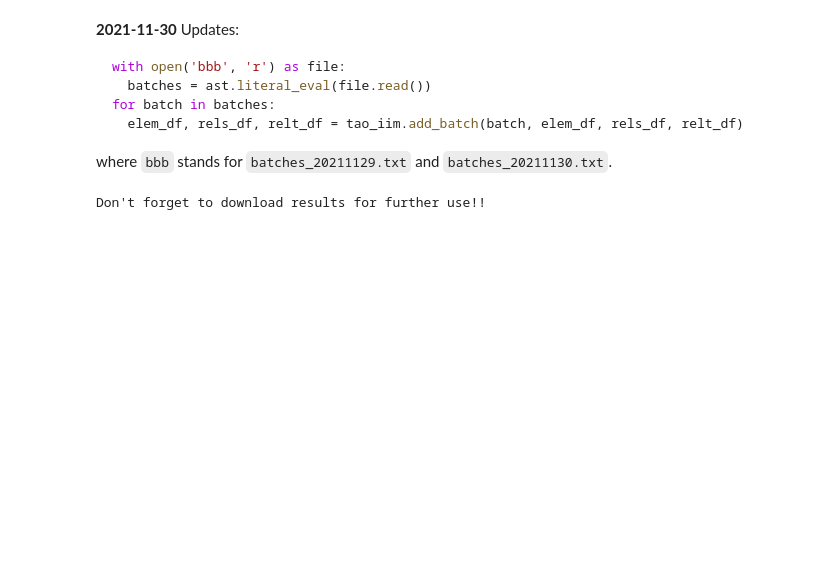
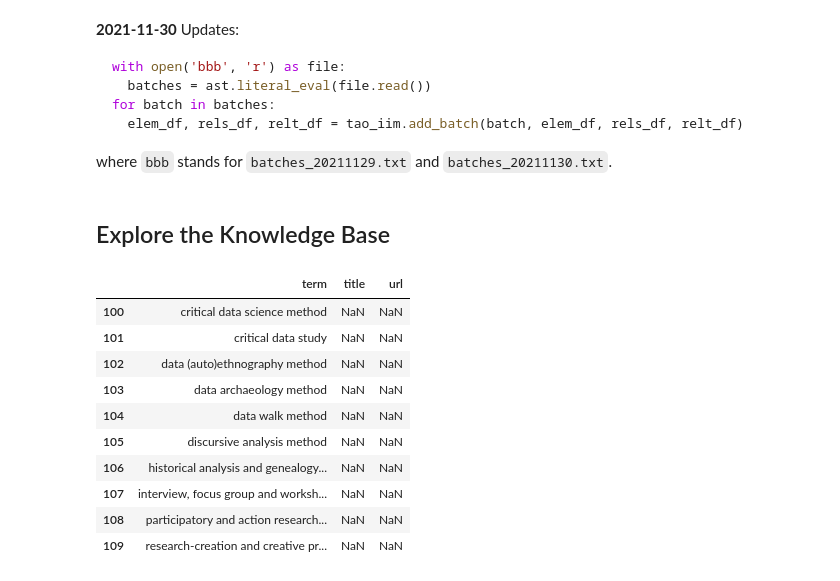
Before and after one commit to lustraka/data-analyst-portfolio-project-2022, a Jupyter notebook: cs01_cds_methods/20211130_Build_knowledge_base.ipynb, the cells around one changed output. Saved outputs shown, nothing was run; the diff lists cells and outputs as text; code cells hidden in the pictures; blank space fills up the shorter version.

```diff
--- a/cs01_cds_methods/20211130_Build_knowledge_base.ipynb
+++ b/cs01_cds_methods/20211130_Build_knowledge_base.ipynb
@@ -40,6 +42,23 @@ for batch in batches:
 where `bbb` stands for `batches_20211129.txt` and `batches_20211130.txt`.
 # %%
 # Save the results
-tao_iim.dump_elem_rel(elem_df, rels_df, relt_df)
+do_it = False
+# do_it = True
+if do_it:
+  tao_iim.dump_elem_rel(elem_df, rels_df, relt_df)
-# %% [output]
-Don't forget to download results for further use!!
+# %% [markdown]
+## Explore the Knowledge Base
+# %%
+elem_df.loc[elem_df.title.isna()].sort_values(by='term')
+# %% [output]
+|  | term | title | url |
+| 100 | critical data science method | NaN | NaN |
+| 101 | critical data study | NaN | NaN |
+| 102 | data (auto)ethnography method | NaN | NaN |
+| 103 | data archaeology method | NaN | NaN |
+| 104 | data walk method | NaN | NaN |
+| 105 | discursive analysis method | NaN | NaN |
+| 106 | historical analysis and genealogy... | NaN | NaN |
+| 107 | interview, focus group and worksh... | NaN | NaN |
+| 108 | participatory and action research... | NaN | NaN |
+| 109 | research-creation and creative pr... | NaN | NaN |
```
Also changed, not shown: parts of 6 cells of this notebook.
